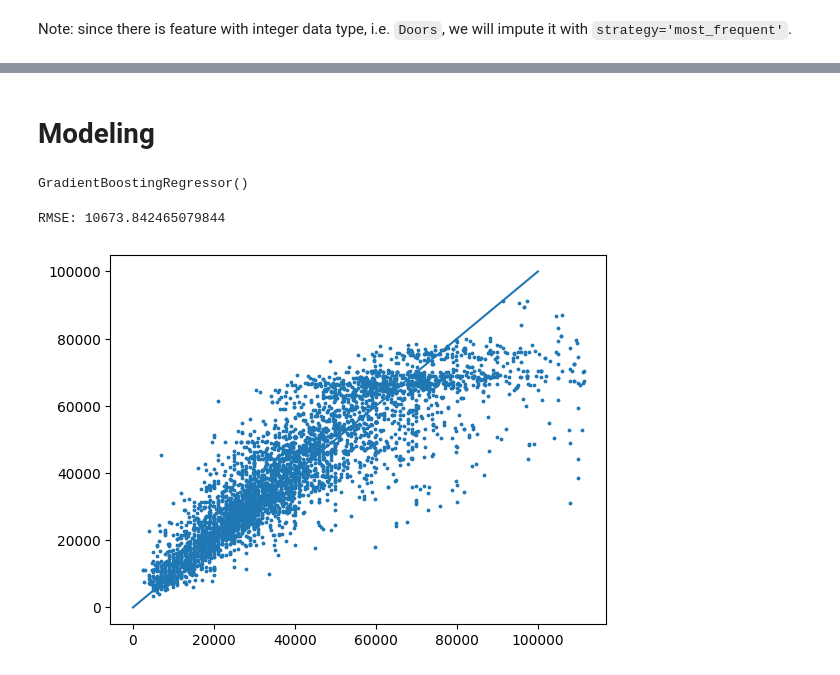
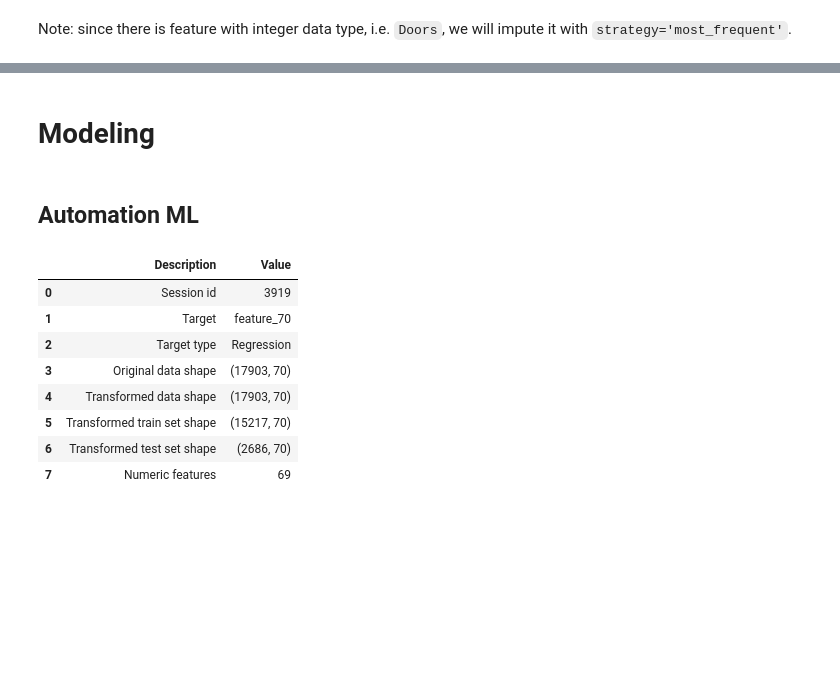
Before and after one commit to alfiannajih/used-vehicle-price-prediction, a Jupyter notebook: used_vehicle.ipynb, the cells around one changed output, grey strips where cells are left out. Saved outputs shown, nothing was run; the diff lists cells and outputs as text; code cells hidden in the pictures; blank space fills up the shorter version.

```diff
--- a/used_vehicle.ipynb
+++ b/used_vehicle.ipynb
@@ -461 +751,8 @@ select_cat_pipeline
+# %%
+from sklearn.feature_selection import SelectKBest, f_regression
+
+select_cat_pipeline = make_pipeline(
+    cat_pipeline,
+    SelectKBest(f_regression, k=64)
+)
 # %% [markdown]
@@ -463 +764,10 @@ select_cat_pipeline
+# %%
+class MileageFeatures(BaseEstimator, TransformerMixin):
+    def fit(self, X, y=None):
+        return self
+
+    def transform(self, X, y=None):
+        X['Mileage'] = X['Kilometres'] / (2023 - X['Year'] + 0.3)
+
+        return X
 # %% [markdown]
@@ -478,5 +794,6 @@ num_impute
 # %%
 num_pipeline = make_pipeline(
+    MileageFeatures(),
     num_impute,
     StandardScaler()
 )
@@ -487,7 +815,11 @@ num_pipeline
 # %%
-full_pipeline = ColumnTransformer([
+combine_pipeline = ColumnTransformer([
     ('numerical_pipeline', num_pipeline, X_train_num.columns),
     ('cat_pipeline', select_cat_pipeline, X_train_cat.columns)
 ])
 
+full_pipeline = make_pipeline(
+    combine_pipeline
+)
+
 full_pipeline
@@ -504,27 +872,25 @@ y_test_trans = np.array(y_test)
 # %%
 full_train = np.concatenate([X_train_trans, y_train_trans], axis=1)
 # %% [markdown]
-# Modeling
+# Modeling <a name='modeling'></a>
-# %%
-from sklearn.ensemble import GradientBoostingRegressor
-
-gb_model = GradientBoostingRegressor()
-gb_model.fit(X_train_trans, y_train_trans)
-# %% [output]
-GradientBoostingRegressor()
-# %%
-from sklearn.metrics import mean_squared_error
-
-gb_predict = gb_model.predict(X_test_trans)
-
-mse = mean_squared_error(y_test_trans, gb_predict)
-
-plt.scatter(y_test_trans, gb_predict, s=3)
-plt.plot([0, 100000], [0, 100000])
-
-print(f'RMSE: {np.sqrt(mse)}')
-
-plt.show()
-# %% [output]
-RMSE: 10673.842465079844
-[figure, removed]
+# %% [markdown]
+## Automation ML <a name='auto_ml'></a>
+# %%
+from pycaret import regression
+
+regression_setup = regression.setup(
+    data=full_train,
+    target=-1,
+    train_size=0.85,
+    preprocess=False
+)
+# %% [output]
+|  | Description | Value |
+| 0 | Session id | 3919 |
+| 1 | Target | feature_70 |
+| 2 | Target type | Regression |
+| 3 | Original data shape | (17903, 70) |
+| 4 | Transformed data shape | (17903, 70) |
+| 5 | Transformed train set shape | (15217, 70) |
+| 6 | Transformed test set shape | (2686, 70) |
+| 7 | Numeric features | 69 |
```
Also changed, not shown: parts of 50 cells of this notebook.
